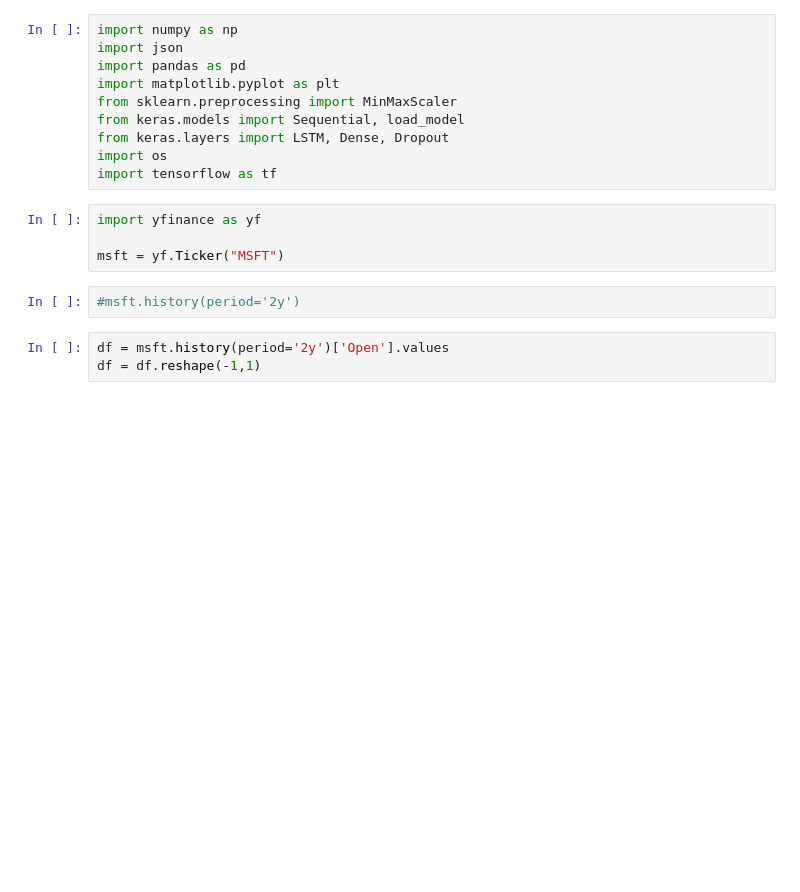
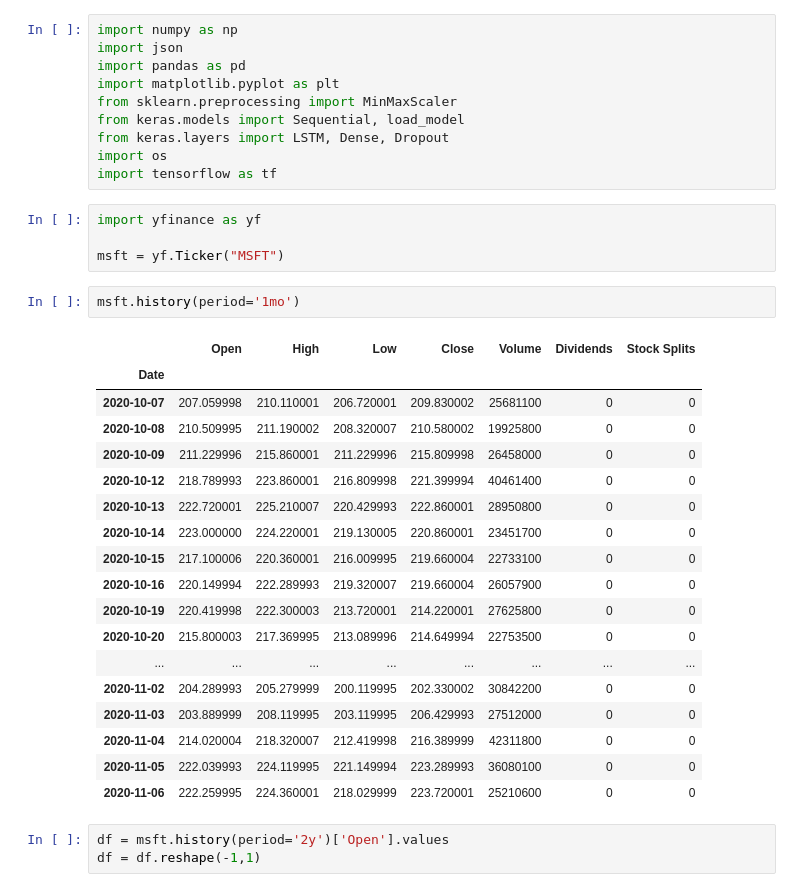
Before and after one commit to arselv/Final_Project, a Jupyter notebook: Jupyter Notebooks/stock-ml.ipynb, the cells around one changed output. Saved outputs shown, nothing was run; the diff lists cells and outputs as text; blank space fills up the shorter version.

```diff
--- a/Jupyter Notebooks/stock-ml.ipynb
+++ b/Jupyter Notebooks/stock-ml.ipynb
@@ -12,8 +12,27 @@ import tensorflow as tf
 import yfinance as yf
 
 msft = yf.Ticker("MSFT")
-# %%
-#msft.history(period='2y')
+# %%
+msft.history(period='1mo')
+# %% [output]
+|  | Open | High | Low | Close | Volume | Dividends | Stock Splits |
+| Date |  |  |  |  |  |  |  |
+| 2020-10-07 | 207.059998 | 210.110001 | 206.720001 | 209.830002 | 25681100 | 0 | 0 |
+| 2020-10-08 | 210.509995 | 211.190002 | 208.320007 | 210.580002 | 19925800 | 0 | 0 |
+| 2020-10-09 | 211.229996 | 215.860001 | 211.229996 | 215.809998 | 26458000 | 0 | 0 |
+| 2020-10-12 | 218.789993 | 223.860001 | 216.809998 | 221.399994 | 40461400 | 0 | 0 |
+| 2020-10-13 | 222.720001 | 225.210007 | 220.429993 | 222.860001 | 28950800 | 0 | 0 |
+| 2020-10-14 | 223.000000 | 224.220001 | 219.130005 | 220.860001 | 23451700 | 0 | 0 |
+| 2020-10-15 | 217.100006 | 220.360001 | 216.009995 | 219.660004 | 22733100 | 0 | 0 |
+| 2020-10-16 | 220.149994 | 222.289993 | 219.320007 | 219.660004 | 26057900 | 0 | 0 |
+| 2020-10-19 | 220.419998 | 222.300003 | 213.720001 | 214.220001 | 27625800 | 0 | 0 |
+| 2020-10-20 | 215.800003 | 217.369995 | 213.089996 | 214.649994 | 22753500 | 0 | 0 |
+| ... | ... | ... | ... | ... | ... | ... | ... |
+| 2020-11-02 | 204.289993 | 205.279999 | 200.119995 | 202.330002 | 30842200 | 0 | 0 |
+| 2020-11-03 | 203.889999 | 208.119995 | 203.119995 | 206.429993 | 27512000 | 0 | 0 |
+| 2020-11-04 | 214.020004 | 218.320007 | 212.419998 | 216.389999 | 42311800 | 0 | 0 |
+| 2020-11-05 | 222.039993 | 224.119995 | 221.149994 | 223.289993 | 36080100 | 0 | 0 |
+| 2020-11-06 | 222.259995 | 224.360001 | 218.029999 | 223.720001 | 25210600 | 0 | 0 |
 # %%
 df = msft.history(period='2y')['Open'].values
 df = df.reshape(-1,1)
```
Also changed, not shown: parts of 5 cells of this notebook, 2 other files.
